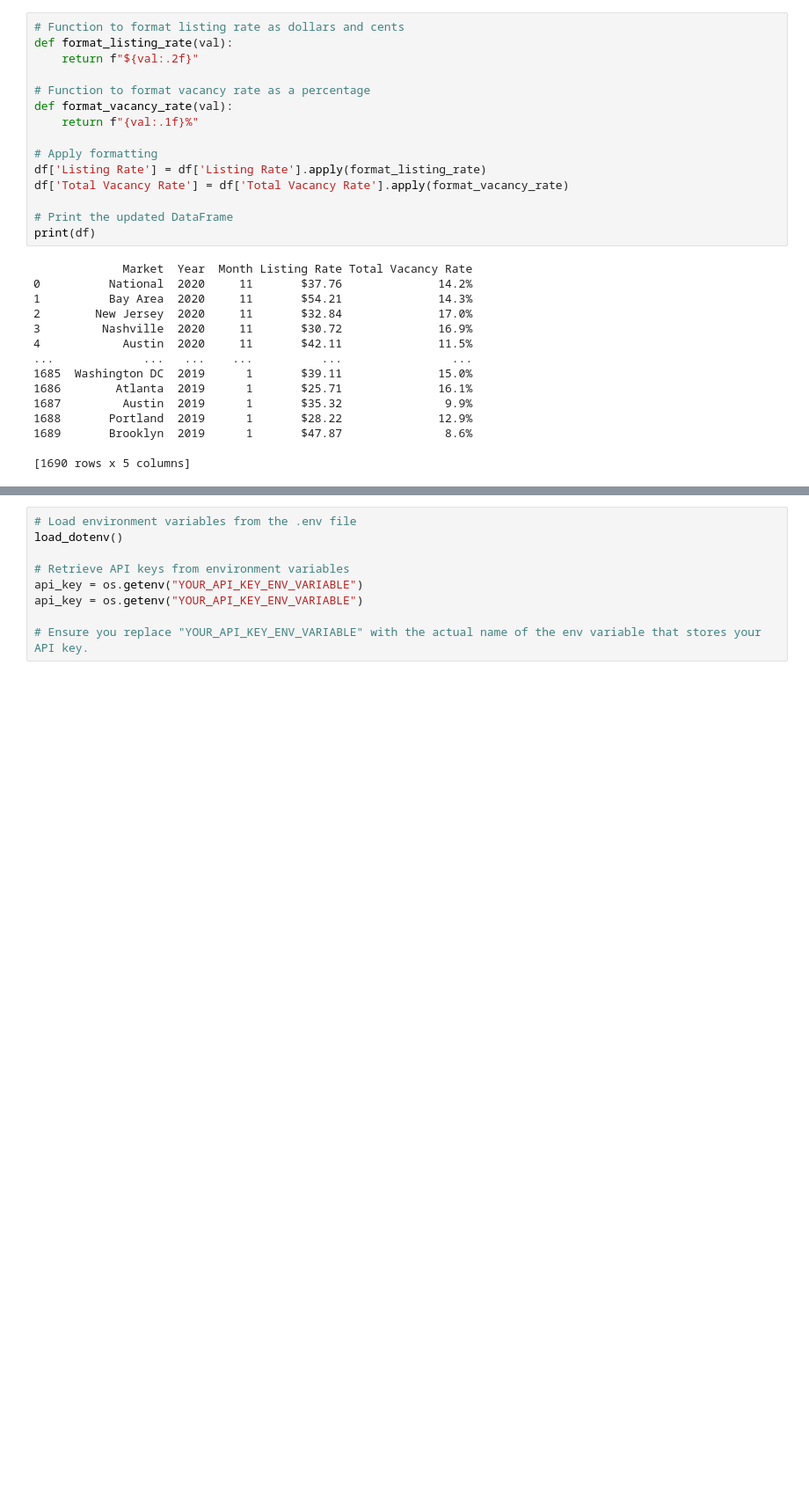
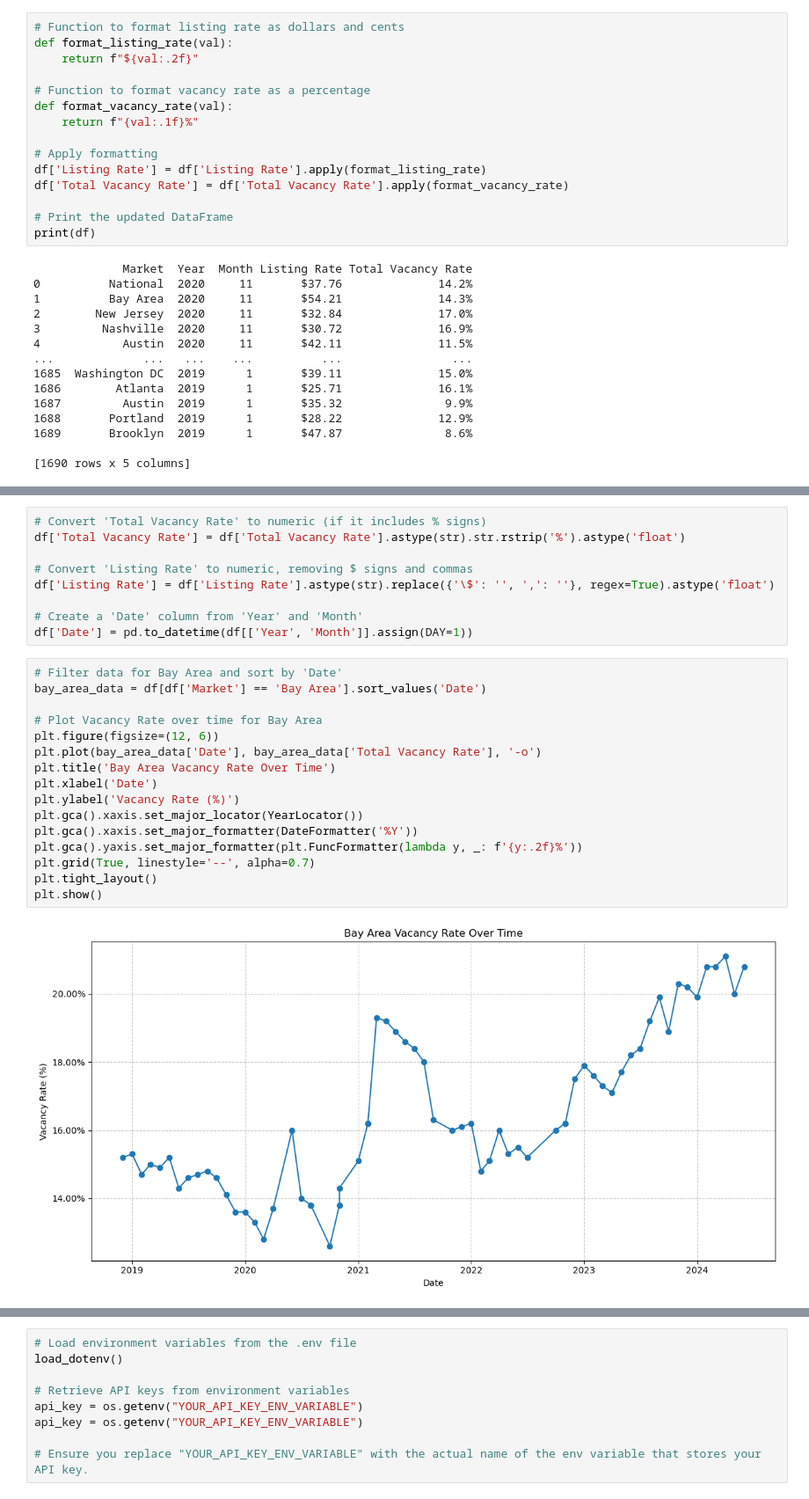
Before and after one commit to Salsonmez/Project-1-Group-2, a Jupyter notebook: Remote Work Impact.ipynb, the cells around one changed output, grey strips where cells are left out. Shown: that part at 88% size. Saved outputs shown, nothing was run; the diff lists cells and outputs as text; blank space fills up the shorter version.

Commit message:
Data Optimization 2

```diff
--- a/Remote Work Impact.ipynb
+++ b/Remote Work Impact.ipynb
@@ -1932,0 +1884,27 @@ plt.show()
+# %%
+# Convert 'Total Vacancy Rate' to numeric (if it includes % signs)
+df['Total Vacancy Rate'] = df['Total Vacancy Rate'].astype(str).str.rstrip('%').astype('float')
+
+# Convert 'Listing Rate' to numeric, removing $ signs and commas
+df['Listing Rate'] = df['Listing Rate'].astype(str).replace({'\$': '', ',': ''}, regex=True).astype('float')
+
+# Create a 'Date' column from 'Year' and 'Month'
+df['Date'] = pd.to_datetime(df[['Year', 'Month']].assign(DAY=1))
+# %%
+# Filter data for Bay Area and sort by 'Date'
+bay_area_data = df[df['Market'] == 'Bay Area'].sort_values('Date')
+
+# Plot Vacancy Rate over time for Bay Area
+plt.figure(figsize=(12, 6))
+plt.plot(bay_area_data['Date'], bay_area_data['Total Vacancy Rate'], '-o')
+plt.title('Bay Area Vacancy Rate Over Time')
+plt.xlabel('Date')
+plt.ylabel('Vacancy Rate (%)')
+plt.gca().xaxis.set_major_locator(YearLocator())
+plt.gca().xaxis.set_major_formatter(DateFormatter('%Y'))
+plt.gca().yaxis.set_major_formatter(plt.FuncFormatter(lambda y, _: f'{y:.2f}%'))
+plt.grid(True, linestyle='--', alpha=0.7)
+plt.tight_layout()
+plt.show()
+# %% [output]
+[figure, added]
```
Also changed, not shown: parts of 2 cells of this notebook.
